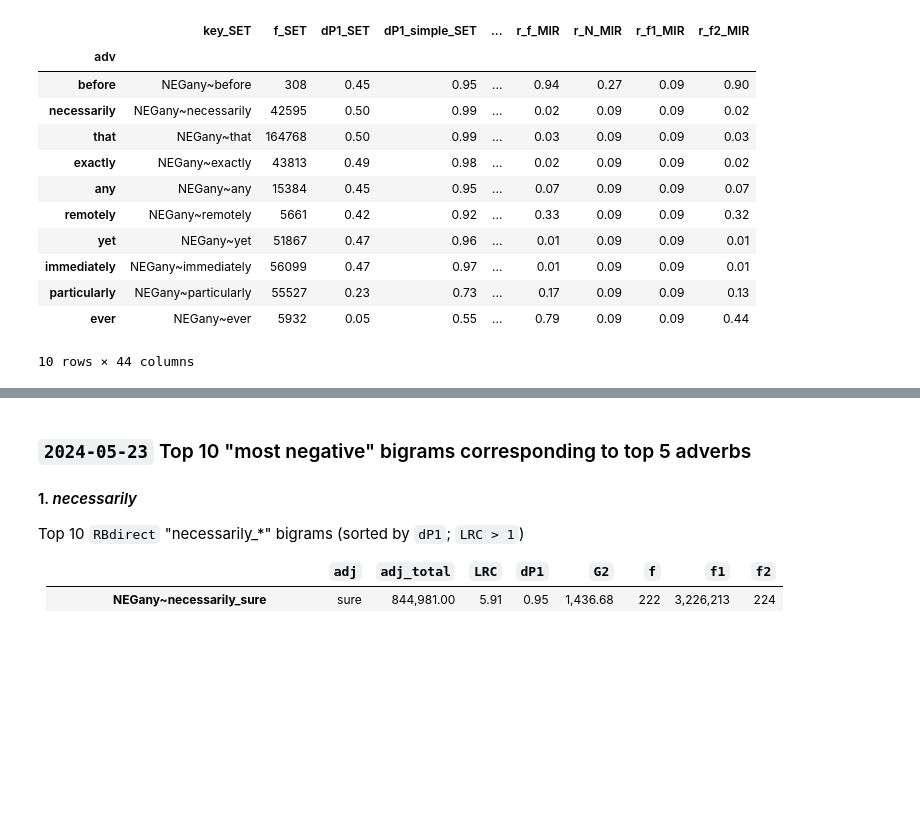
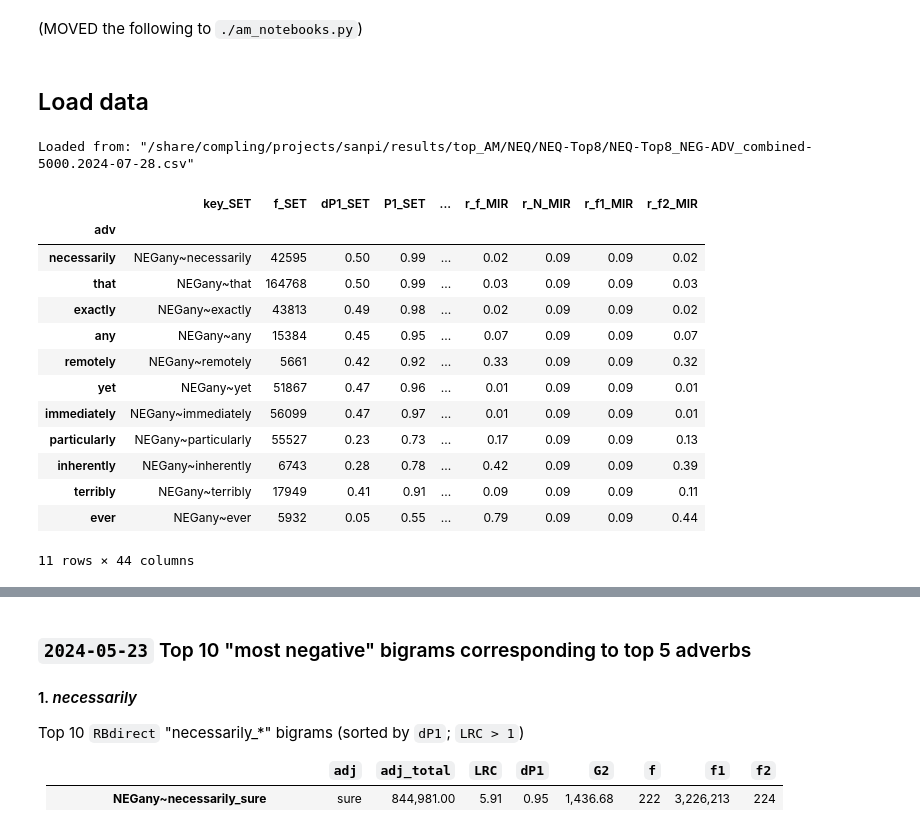
Before and after one commit to AndreaTheLinguist/sanpi, a Jupyter notebook: notebooks/NEQ-collect_bigrams_for_top_adv.ipynb, the cells around one changed output, grey strips where cells are left out. Drawn from its saved outputs; the diff is of its cells as text; code cells hidden in the pictures; blank space fills up the shorter version.

```diff
--- a/notebooks/NEQ-collect_bigrams_for_top_adv.ipynb
+++ b/notebooks/NEQ-collect_bigrams_for_top_adv.ipynb
@@ -12,16 +10,21 @@ from source.utils.associate import POLAR_DIR, TOP_AM_DIR, adjust_assoc_columns
 from source.utils.dataframes import update_assoc_index as update_index
 from source.utils.general import (confirm_dir, print_iter, snake_to_camel,
                                   timestamp_today)
+from am_notebooks import locate_bigram_am_paths, load_bigram_dfs, show_adv_bigrams, nb_show_table
 
-SET_FLOOR = 300
-MIR_FLOOR = 100
-K = 6
-DATA_DATE = '2024-07-25'
+ADV_FLOOR = 5000
+K = 8
+
+DATA_DATE = '2024-07-28'
 TAG = 'NEQ'
 TOP_AM_TAG_DIR = TOP_AM_DIR / TAG
 confirm_dir(TOP_AM_TAG_DIR)
 
+data_top = f'{TAG}-Top{K}'
+OUT_DIR = TOP_AM_TAG_DIR / data_top
+confirm_dir(OUT_DIR)
+
 # for loading `polar/*/bigram/*` tables
-bigram_floor = 100
-mirror_floor = 50
+bigram_floor = 25
+mirror_floor = 5
 # %% [markdown]
@@ -45,4 +46,6 @@ pd.set_option("display.precision", 2)
 pd.set_option("styler.format.precision", 2)
 pd.set_option("styler.format.thousands", ",")
 pd.set_option("display.float_format", '{:,.2f}'.format)
+# %% [markdown]
+(MOVED the following to `./am_notebooks.py`)
 # %%
@@ -168,22 +175,26 @@ def show_adv_bigrams(sample_size, C,
+# %% [markdown]
+## Load data
 # %%
-# %%
+bigram_dfs = load_bigram_dfs(locate_bigram_am_paths(TAG, mirror_floor, bigram_floor))
 
-combined_am_csv = (TOP_AM_TAG_DIR /
-                   f'{TAG}-Top{K}_NEG-ADV_combined.{DATA_DATE or timestamp_today()}.csv')
-if not combined_am_csv.is_file():
-    combined_am_csv = tuple(TOP_AM_TAG_DIR.glob(
+try:
+    combined_am_csv = tuple(OUT_DIR.glob(
+                   f'{TAG}-Top{K}_NEG-ADV_combined-{ADV_FLOOR}*.{DATA_DATE or timestamp_today()}.csv'))[0]
+except IndexError:
+    combined_am_csv = tuple(TOP_AM_TAG_DIR.rglob(
         f'{TAG}-Top{K}_NEG-ADV_combined*.csv'))[0]
+print(f'Loaded from: "{combined_am_csv}"')
 
 C = adjust_assoc_columns(pd.read_csv(combined_am_csv, index_col='adv'))
 
 main_cols_ordered = pd.concat((*[C.filter(like=m).columns.to_series() for m in ('LRC', 'P1', 'G2')],
                                *[C.filter(regex=f'^{f}_').columns.to_series() for f in ['f', 'f1', 'f2']])
                               ).to_list()
 C
 # %% [output]
+Loaded from: "/share/compling/projects/sanpi/results/top_AM/NEQ/NEQ-Top8/NEQ-Top8_NEG-ADV_combined-5000.2024-07-28.csv"
-|  | key_SET | f_SET | dP1_SET | dP1_simple_SET | ... | r_f_MIR | r_N_MIR | r_f1_MIR | r_f2_MIR |
+|  | key_SET | f_SET | dP1_SET | P1_SET | ... | r_f_MIR | r_N_MIR | r_f1_MIR | r_f2_MIR |
 | adv |  |  |  |  |  |  |  |  |  |
-| before | NEGany~before | 308 | 0.45 | 0.95 | ... | 0.94 | 0.27 | 0.09 | 0.90 |
 | necessarily | NEGany~necessarily | 42595 | 0.50 | 0.99 | ... | 0.02 | 0.09 | 0.09 | 0.02 |
 | that | NEGany~that | 164768 | 0.50 | 0.99 | ... | 0.03 | 0.09 | 0.09 | 0.03 |
 | exactly | NEGany~exactly | 43813 | 0.49 | 0.98 | ... | 0.02 | 0.09 | 0.09 | 0.02 |
@@ -192,6 +203,8 @@ C
 | yet | NEGany~yet | 51867 | 0.47 | 0.96 | ... | 0.01 | 0.09 | 0.09 | 0.01 |
 | immediately | NEGany~immediately | 56099 | 0.47 | 0.97 | ... | 0.01 | 0.09 | 0.09 | 0.01 |
 | particularly | NEGany~particularly | 55527 | 0.23 | 0.73 | ... | 0.17 | 0.09 | 0.09 | 0.13 |
+| inherently | NEGany~inherently | 6743 | 0.28 | 0.78 | ... | 0.42 | 0.09 | 0.09 | 0.39 |
+| terribly | NEGany~terribly | 17949 | 0.41 | 0.91 | ... | 0.09 | 0.09 | 0.09 | 0.11 |
 | ever | NEGany~ever | 5932 | 0.05 | 0.55 | ... | 0.79 | 0.09 | 0.09 | 0.44 |
-10 rows × 44 columns
+11 rows × 44 columns
 # %%
```
Also changed, not shown: parts of 20 cells of this notebook, 2 other files.
